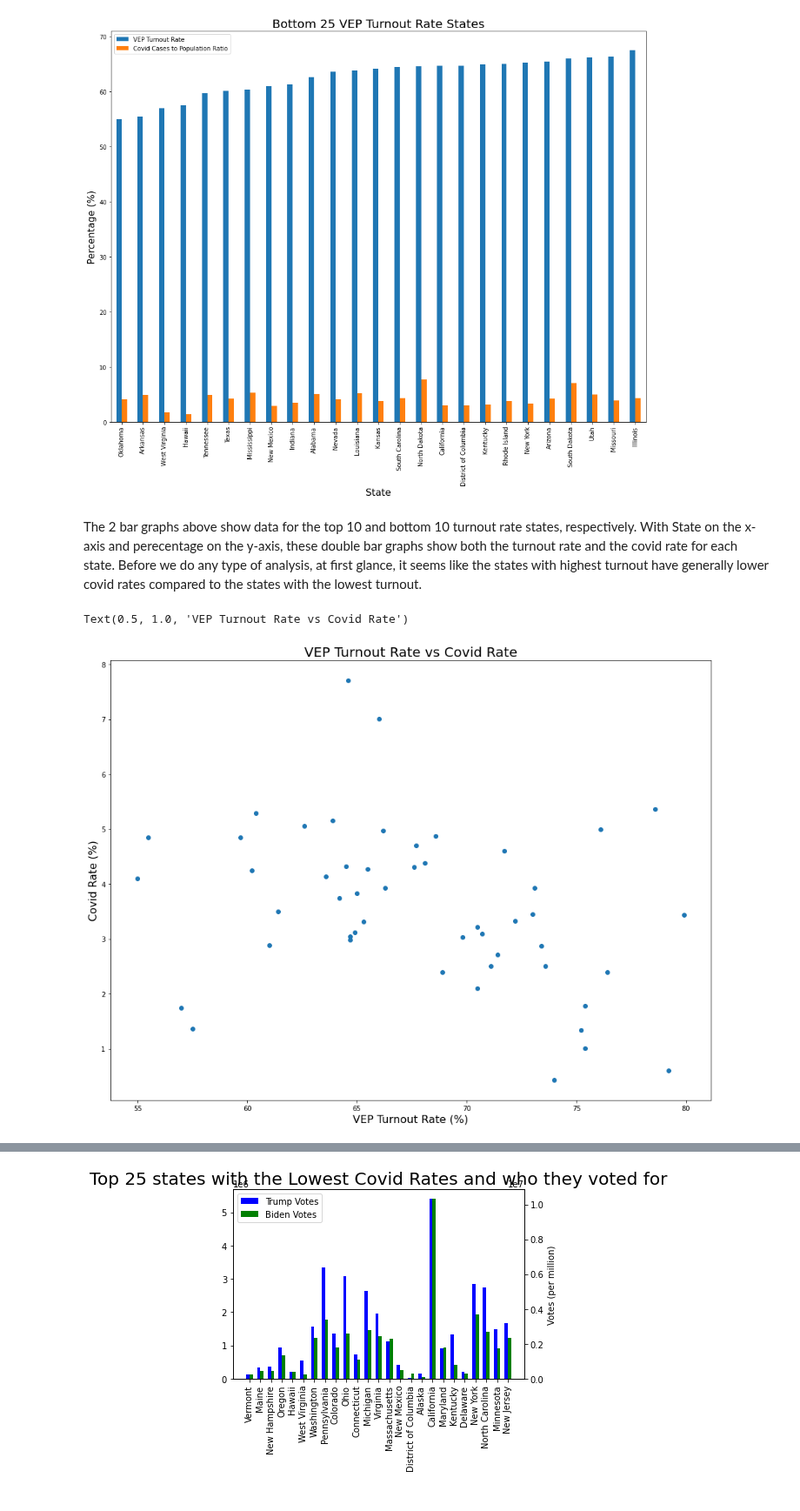
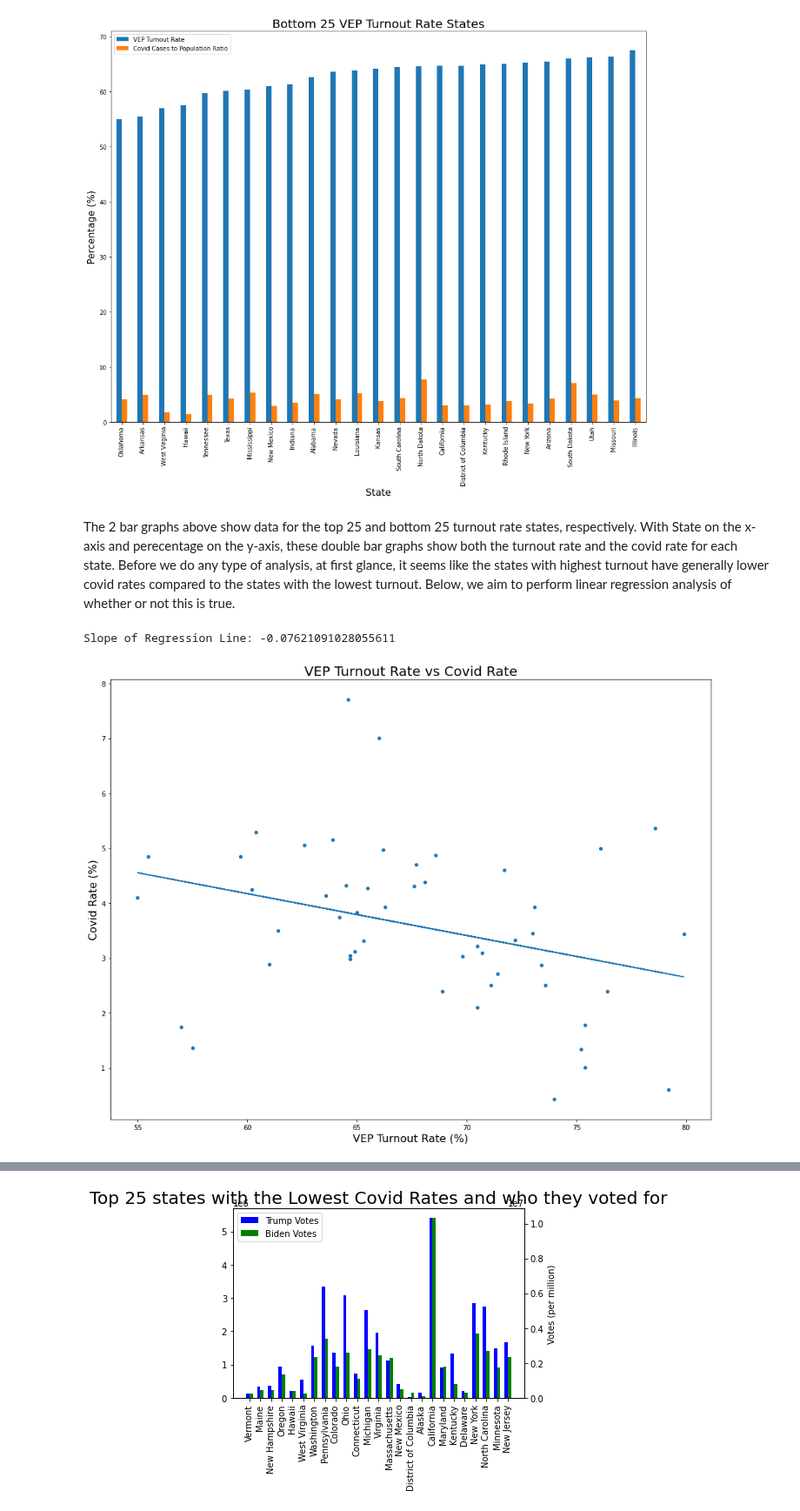
Before and after one commit to Nnaga1/COVID19-and-the-2020-election, a Jupyter notebook: final_tut.ipynb, the cells around one changed output, grey strips where cells are left out. Shown at 87% size. Drawn from its saved outputs; the diff is of its cells as text; code cells hidden in the pictures.

```diff
--- a/final_tut.ipynb
+++ b/final_tut.ipynb
@@ -158,13 +166,15 @@ plt.ylabel('Percentage (%)', fontsize=16)
 Text(0, 0.5, 'Percentage (%)')
 [figure]
 # %% [markdown]
-The 2 bar graphs above show data for the top 10 and bottom 10 turnout rate states, respectively.  With State on the x-axis and perecentage on the y-axis, these double bar graphs show both the turnout rate and the covid rate for each state.  Before we do any type of analysis, at first glance, it seems like the states with highest turnout have generally lower covid rates compared to the states with the lowest turnout.
+The 2 bar graphs above show data for the top 25 and bottom 25 turnout rate states, respectively.  With State on the x-axis and perecentage on the y-axis, these double bar graphs show both the turnout rate and the covid rate for each state.  Before we do any type of analysis, at first glance, it seems like the states with highest turnout have generally lower covid rates compared to the states with the lowest turnout.  Below, we aim to perform linear regression analysis of whether or not this is true.
 # %%
-plt.figure(figsize=(16,12))
-plt.scatter(final_data['VEP Turnout Rate'], final_data['Covid Cases to Population Ratio'])
+final_data.plot.scatter(x='VEP Turnout Rate', y='Covid Cases to Population Ratio', figsize=(16,12))
 plt.xlabel('VEP Turnout Rate (%)', fontsize=16)
 plt.ylabel('Covid Rate (%)', fontsize=16)
 plt.title('VEP Turnout Rate vs Covid Rate', fontsize=20)
+r, intercept = np.polyfit(final_data['VEP Turnout Rate'], final_data['Covid Cases to Population Ratio'], 1)
+plt.plot(final_data['VEP Turnout Rate'], r*final_data['VEP Turnout Rate'] + intercept)
+print("Slope of Regression Line: " + str(r))
 # %% [output]
-Text(0.5, 1.0, 'VEP Turnout Rate vs Covid Rate')
+Slope of Regression Line: -0.07621091028055611
-[figure, old version]
+[figure, new version]
```
Also changed, not shown: parts of 5 cells of this notebook.
